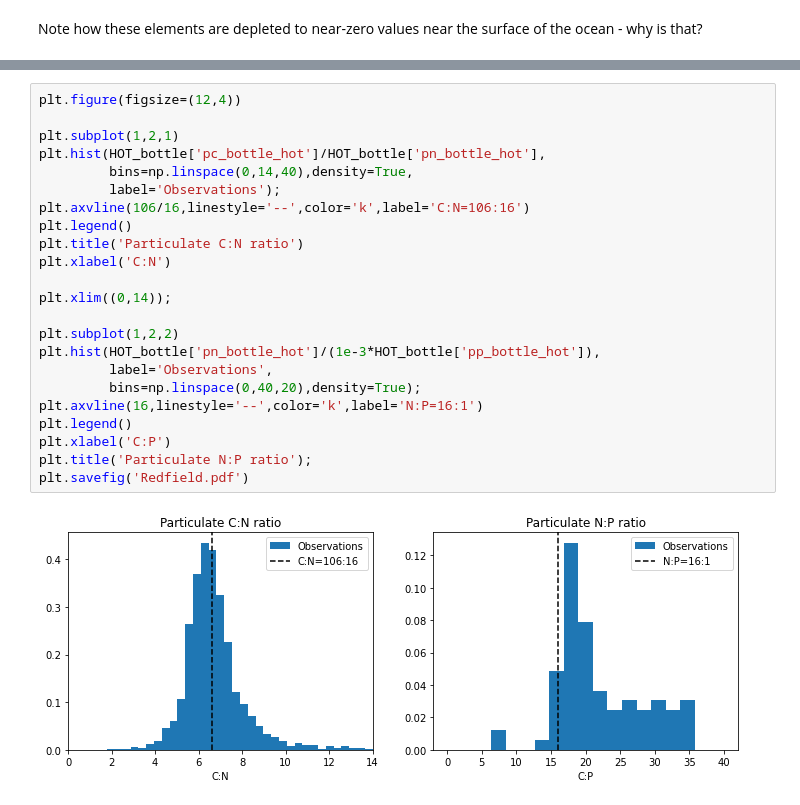
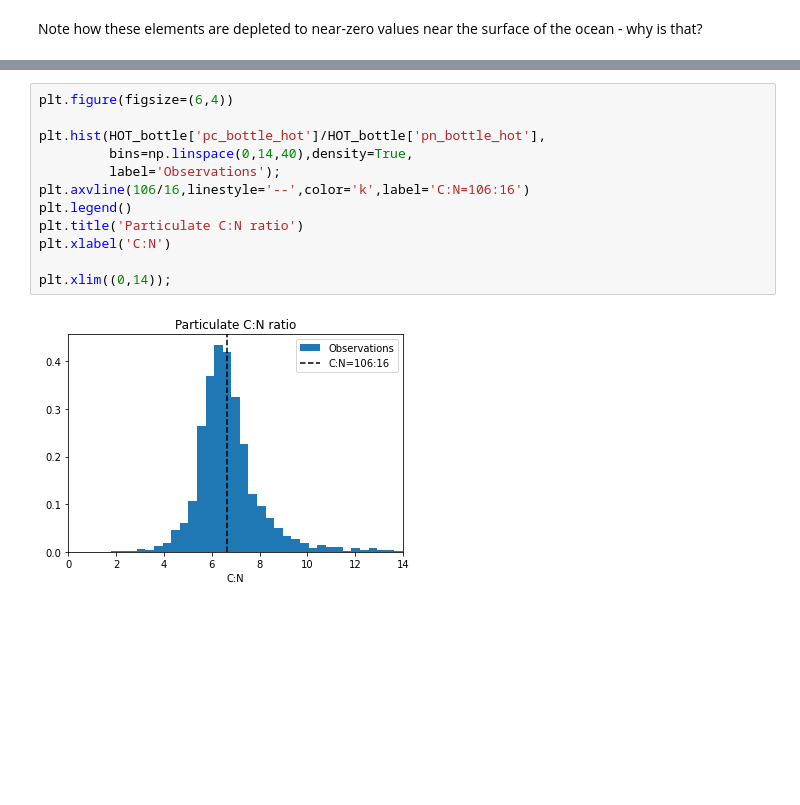
Before and after one commit to gmanuch/DataScienceOceanography, a Jupyter notebook: Tutorials/CO/CO_Tutorial.ipynb, the cells around one changed output, grey strips where cells are left out. Drawn from its saved outputs; the diff is of its cells as text; blank space fills up the shorter version.

```diff
--- a/Tutorials/CO/CO_Tutorial.ipynb
+++ b/Tutorials/CO/CO_Tutorial.ipynb
@@ -218,27 +218,16 @@ $106 CO_2 + 16 HNO_3 + H_3PO_4 + 78H_2O \rightleftarrows  (C_{106}H_{175}O_{42}N
 
 The term in parentheses is a simplified average formula for phytoplankton. This equation contains a two-way arrow because the reaction is reversible. The reverse reaction is the remineralization of phytoplankton, brought about by several processes. Nutrients leak back into the environment due to cell breakage during grazing, lysis of cells infected by viruses, decay and lysis of cells attacked by bacteria, excretion of digestive waste products, etc. https://www.sciencedirect.com/science/article/pii/B012227430X002713
 # %%
-plt.figure(figsize=(12,4))
+plt.figure(figsize=(6,4))
 
-plt.subplot(1,2,1)
 plt.hist(HOT_bottle['pc_bottle_hot']/HOT_bottle['pn_bottle_hot'],
          bins=np.linspace(0,14,40),density=True,
          label='Observations');
 plt.axvline(106/16,linestyle='--',color='k',label='C:N=106:16')
 plt.legend()
 plt.title('Particulate C:N ratio')
 plt.xlabel('C:N')
 
 plt.xlim((0,14));
-
-plt.subplot(1,2,2)
-plt.hist(HOT_bottle['pn_bottle_hot']/(1e-3*HOT_bottle['pp_bottle_hot']),
-         label='Observations',
-         bins=np.linspace(0,40,20),density=True);
-plt.axvline(16,linestyle='--',color='k',label='N:P=16:1')
-plt.legend()
-plt.xlabel('C:P')
-plt.title('Particulate N:P ratio');
-plt.savefig('Redfield.pdf')
 # %% [output]
-[figure, old version]
+[figure, new version]
```
Also changed, not shown: parts of 15 cells of this notebook.
